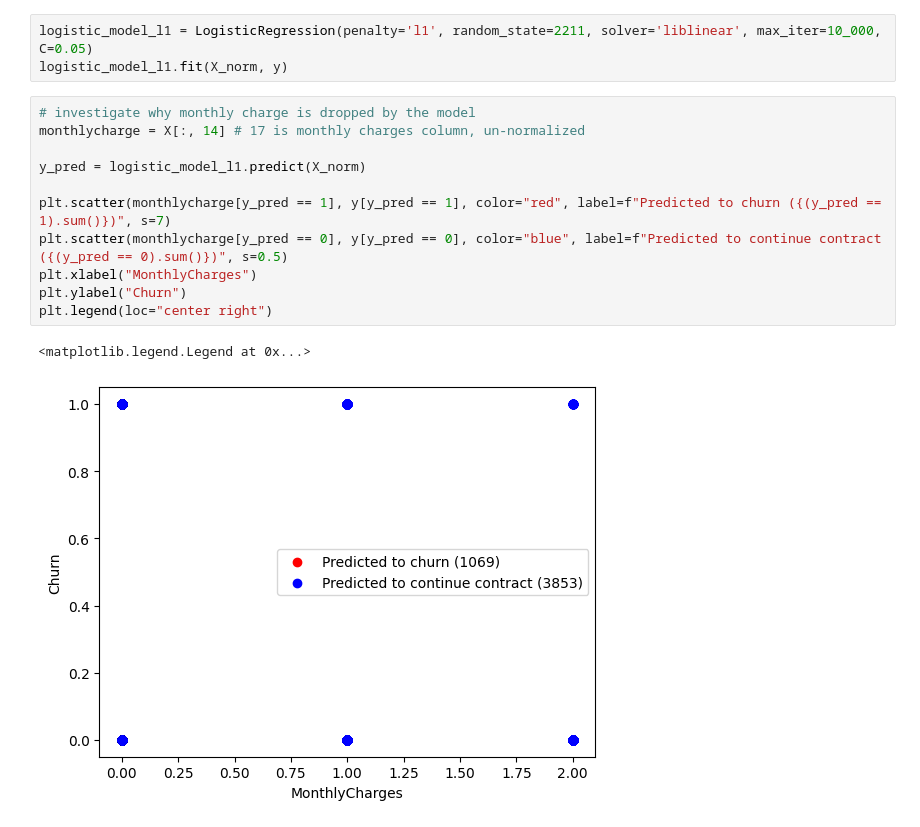
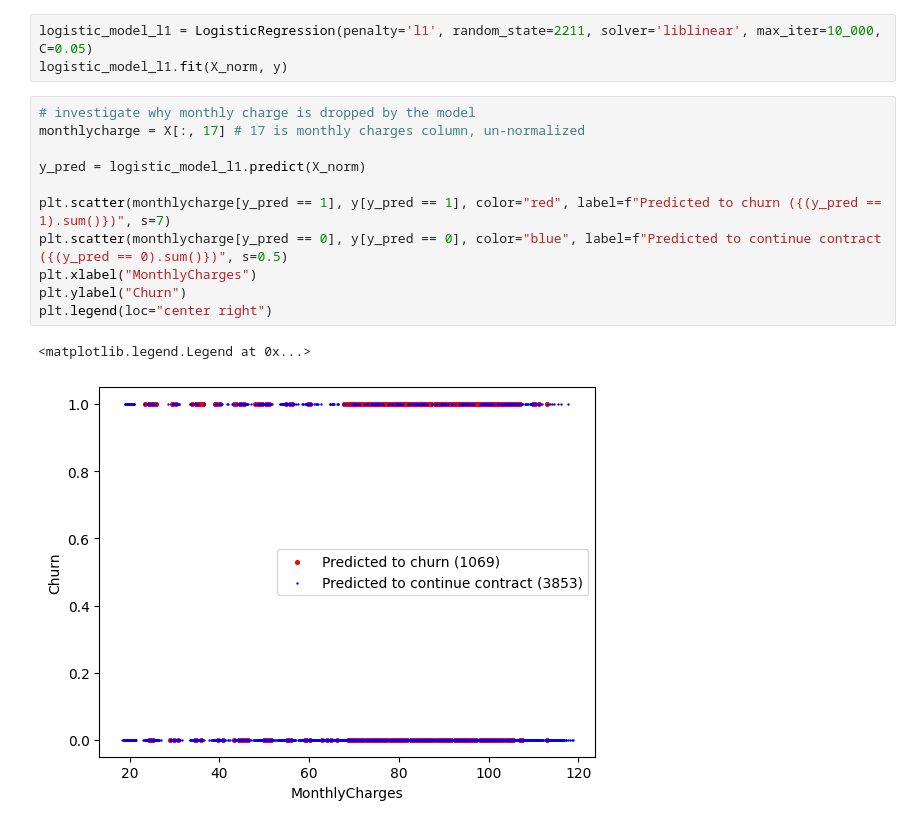
Before and after one commit to Rigbones/ISOM3360_Asg2, a Jupyter notebook: isom3360_asg2.ipynb, the cells around one changed output. Saved outputs shown, nothing was run; the diff lists cells and outputs as text.

```diff
--- a/isom3360_asg2.ipynb
+++ b/isom3360_asg2.ipynb
@@ -546,15 +546,15 @@ logistic_model_l1 = LogisticRegression(penalty='l1', random_state=2211, solver='
 logistic_model_l1.fit(X_norm, y)
 # %%
 # investigate why monthly charge is dropped by the model
-monthlycharge = X[:, 14] # 17 is monthly charges column, un-normalized
+monthlycharge = X[:, 17] # 17 is monthly charges column, un-normalized
 
 y_pred = logistic_model_l1.predict(X_norm)
 
 plt.scatter(monthlycharge[y_pred == 1], y[y_pred == 1], color="red", label=f"Predicted to churn ({(y_pred == 1).sum()})", s=7)
 plt.scatter(monthlycharge[y_pred == 0], y[y_pred == 0], color="blue", label=f"Predicted to continue contract ({(y_pred == 0).sum()})", s=0.5)
 plt.xlabel("MonthlyCharges")
 plt.ylabel("Churn")
 plt.legend(loc="center right")
 # %% [output]
 <matplotlib.legend.Legend at 0x...>
-[figure, old version]
+[figure, new version]
```
Also changed, not shown: parts of 4 cells of this notebook, 1 other file.
